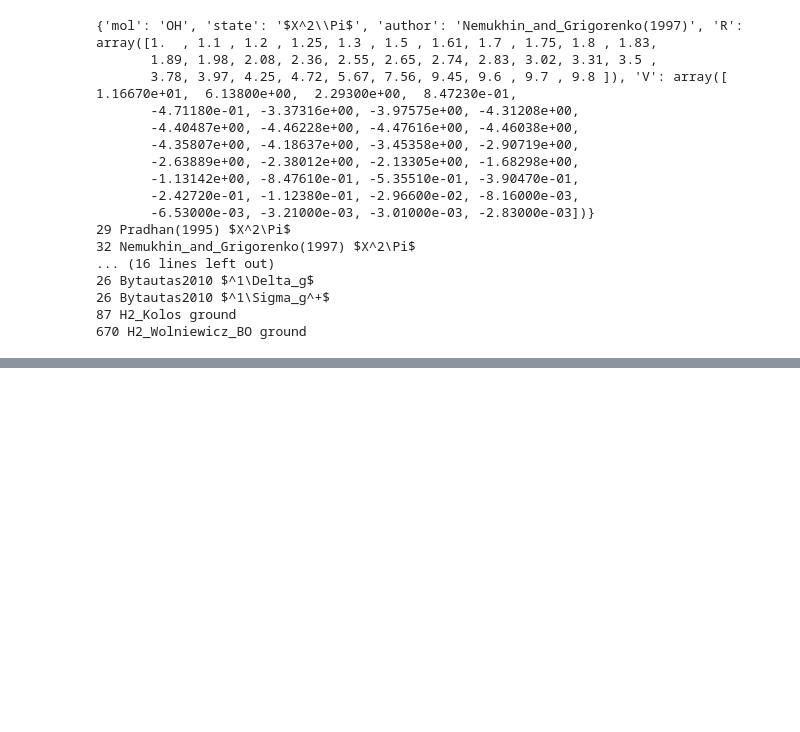
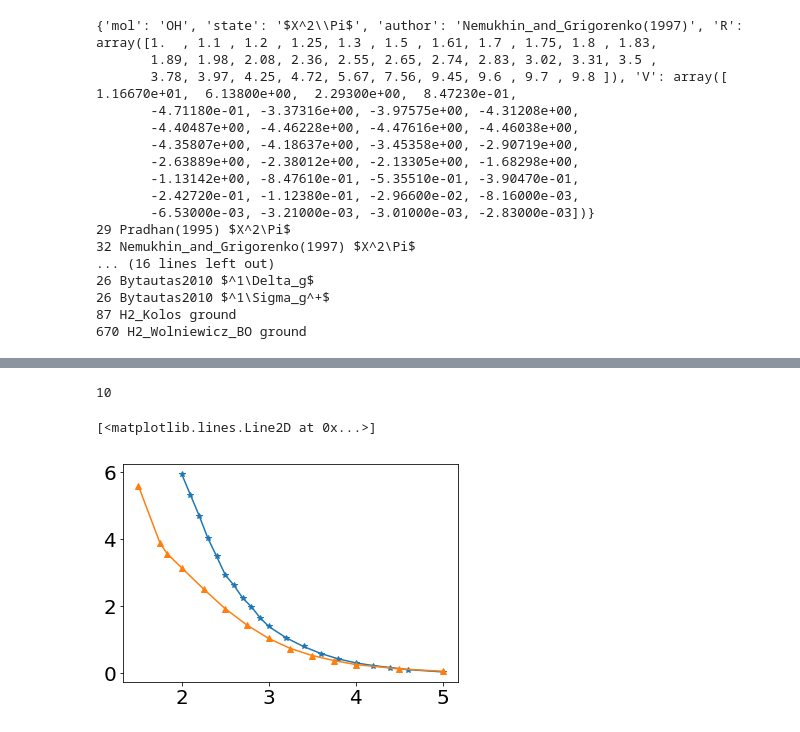
Before and after one commit to berylgithub/pes, a Jupyter notebook: PES_incremental_exp.ipynb, the cells around one changed output, grey strips where cells are left out. Cells and saved outputs as stored; diff of their text form; code cells hidden in the pictures; blank space fills up the shorter version.

```diff
--- a/PES_incremental_exp.ipynb
+++ b/PES_incremental_exp.ipynb
@@ -708,0 +765,33 @@ for data in l_data:
+# %%
+#Correction for OH 4\pi and x2pi of van Dishoeck :
+from scipy import interpolate
+
+#4\pi:
+idx = None
+for i, data in enumerate(list_data):
+    if data["author"] == "vanDishoeck and Dalgarno(1983)" and data["mol"] == "OH" and data["state"] == "$^4\Pi$":
+        idx = i
+        # replace the 1st index v with extrapolation of the next 3 data:
+        R = data["R"][1:4]; V = data["V"][1:4]
+        f = interpolate.interp1d(R, V, fill_value='extrapolate')
+        data["V"][0] = f(data["R"][0])
+print(idx)
+plt.plot(list_data[idx]["R"], list_data[idx]["V"], "-*")
+
+
+#x2pi:
+idx = None
+for i, data in enumerate(list_data):
+    if data["author"] == "vanDishoeck et al(1983)" and data["mol"] == "OH" and data["state"] == "$^2\Sigma^-$":
+        idx = i
+        # replace the 4th index v with extrapolation of index (2,3,5,6) data:
+        interpol_idx = [1,2,4,5]
+        R = data["R"][interpol_idx]; V = data["V"][interpol_idx]
+        f = interpolate.interp1d(R, V, fill_value='extrapolate')
+        data["V"][3] = f(data["R"][3])
+
+plt.plot(list_data[idx]["R"], list_data[idx]["V"], "-^")
+# %% [output]
+10
+[<matplotlib.lines.Line2D at 0x...>]
+[figure, added]
```
Also changed, not shown: parts of 5 cells of this notebook.
